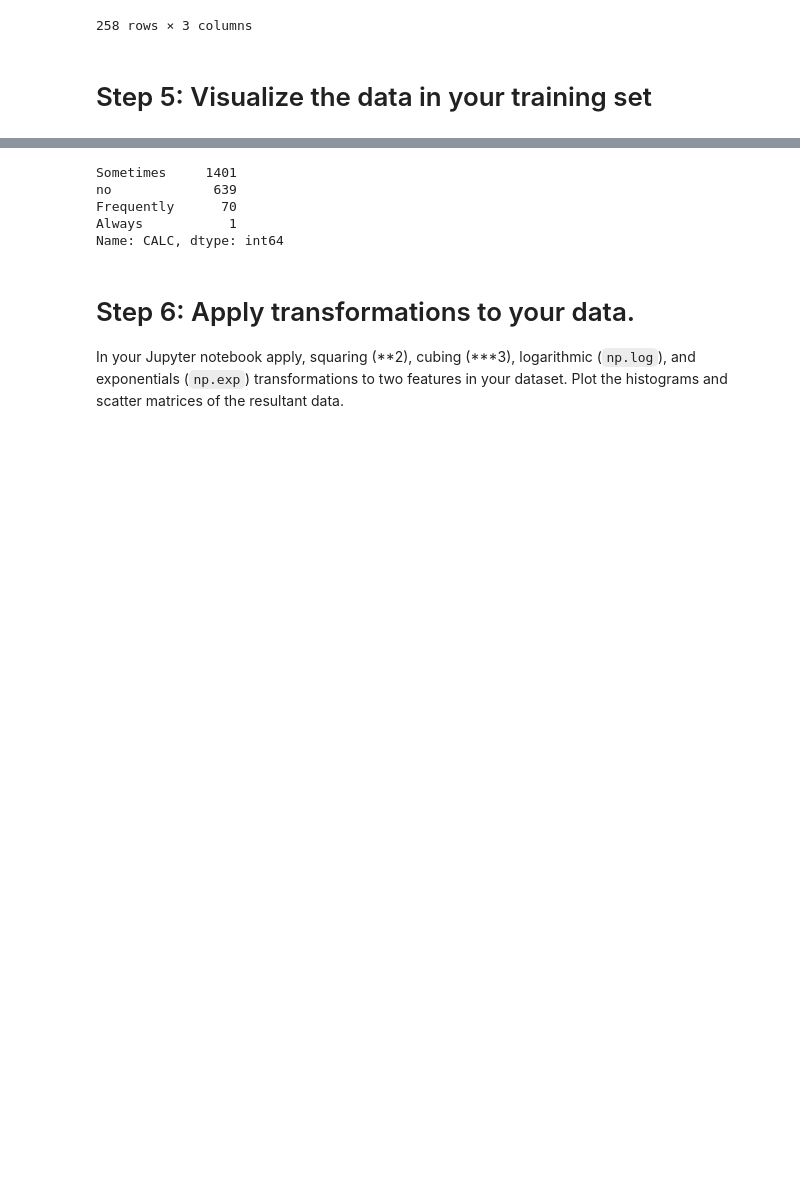
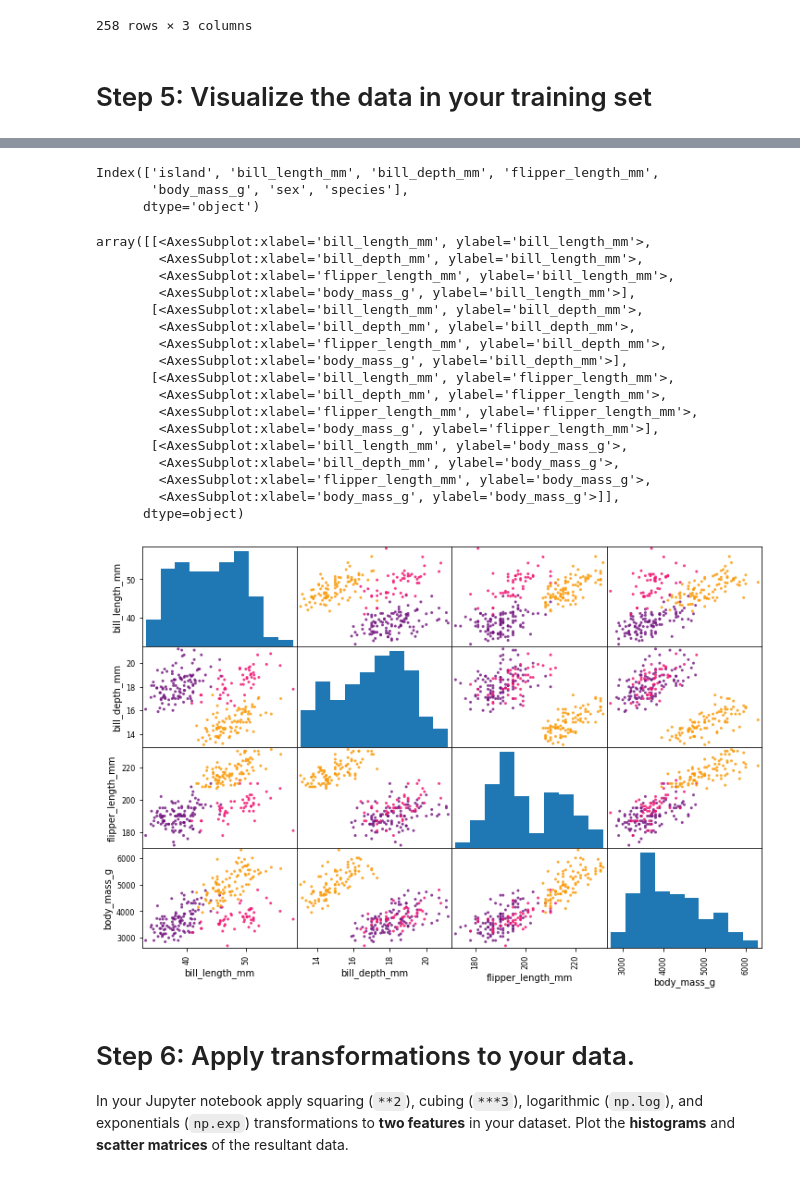
Before and after one commit to cheje/data71200, a Jupyter notebook: project1.ipynb, the cells around one changed output, grey strips where cells are left out. Drawn from its saved outputs; the diff is of its cells as text; code cells hidden in the pictures; blank space fills up the shorter version.

```diff
--- a/project1.ipynb
+++ b/project1.ipynb
@@ -332,5 +336,4 @@ import matplotlib.pyplot as plt
 from pandas.plotting import scatter_matrix
 # %%
 training = pd.concat([X_train, y_train], axis=1)
-training.hist(bins=25, figsize=(20,15))
-plt.show()
+training = training.dropna(subset=["bill_length_mm"], axis=0) # remove row with NA as above
@@ -339,15 +346,33 @@ plt.show()
+# %%
+training.columns
+# %% [output]
+Index(['island', 'bill_length_mm', 'bill_depth_mm', 'flipper_length_mm',
+       'body_mass_g', 'sex', 'species'],
+      dtype='object')
 # %%
-attributes = ["MEDV", "LSTAT", "RM", "AGE"]
-scatter_matrix(boston_pd[attributes], figsize = (12,8))
+# scatter matrix with scatter plot points differentiated by penguin species
+colors_scatter = training["species"].replace({"Adelie": "#72147E", "Chinstrap": "#F21170", "Gentoo": "#FA9905"})
+training_attributes = ["bill_length_mm", "bill_depth_mm", "flipper_length_mm", "body_mass_g"]
+scatter_matrix(training[training_attributes], figsize=(12, 8), c=colors_scatter, alpha=0.8)
+# %% [output]
+array([[<AxesSubplot:xlabel='bill_length_mm', ylabel='bill_length_mm'>,
+        <AxesSubplot:xlabel='bill_depth_mm', ylabel='bill_length_mm'>,
+        <AxesSubplot:xlabel='flipper_length_mm', ylabel='bill_length_mm'>,
+        <AxesSubplot:xlabel='body_mass_g', ylabel='bill_length_mm'>],
+       [<AxesSubplot:xlabel='bill_length_mm', ylabel='bill_depth_mm'>,
+        <AxesSubplot:xlabel='bill_depth_mm', ylabel='bill_depth_mm'>,
+        <AxesSubplot:xlabel='flipper_length_mm', ylabel='bill_depth_mm'>,
+        <AxesSubplot:xlabel='body_mass_g', ylabel='bill_depth_mm'>],
+       [<AxesSubplot:xlabel='bill_length_mm', ylabel='flipper_length_mm'>,
+        <AxesSubplot:xlabel='bill_depth_mm', ylabel='flipper_length_mm'>,
+        <AxesSubplot:xlabel='flipper_length_mm', ylabel='flipper_length_mm'>,
+        <AxesSubplot:xlabel='body_mass_g', ylabel='flipper_length_mm'>],
+       [<AxesSubplot:xlabel='bill_length_mm', ylabel='body_mass_g'>,
+        <AxesSubplot:xlabel='bill_depth_mm', ylabel='body_mass_g'>,
+        <AxesSubplot:xlabel='flipper_length_mm', ylabel='body_mass_g'>,
+        <AxesSubplot:xlabel='body_mass_g', ylabel='body_mass_g'>]],
+      dtype=object)
+[figure, added]
-# %%
-corr_matrix = X_train.corr()
-corr_matrix["MEDV"].sort_values(ascending = False)
-# %% [output]
-Sometimes     1401
-no             639
-Frequently      70
-Always           1
-Name: CALC, dtype: int64
 # %% [markdown]
 # Step 6: Apply transformations to your data.
-In your Jupyter notebook apply, squaring (\*\*2), cubing (\*\*\*3), logarithmic (`np.log`), and exponentials (`np.exp`) transformations to two features in your dataset. Plot the histograms and scatter matrices of the resultant data.
+In your Jupyter notebook apply squaring (`**2`), cubing (`***3`), logarithmic (`np.log`), and exponentials (`np.exp`) transformations to **two features** in your dataset. Plot the **histograms** and **scatter matrices** of the resultant data.
```
Also changed, not shown: parts of 31 cells of this notebook.
